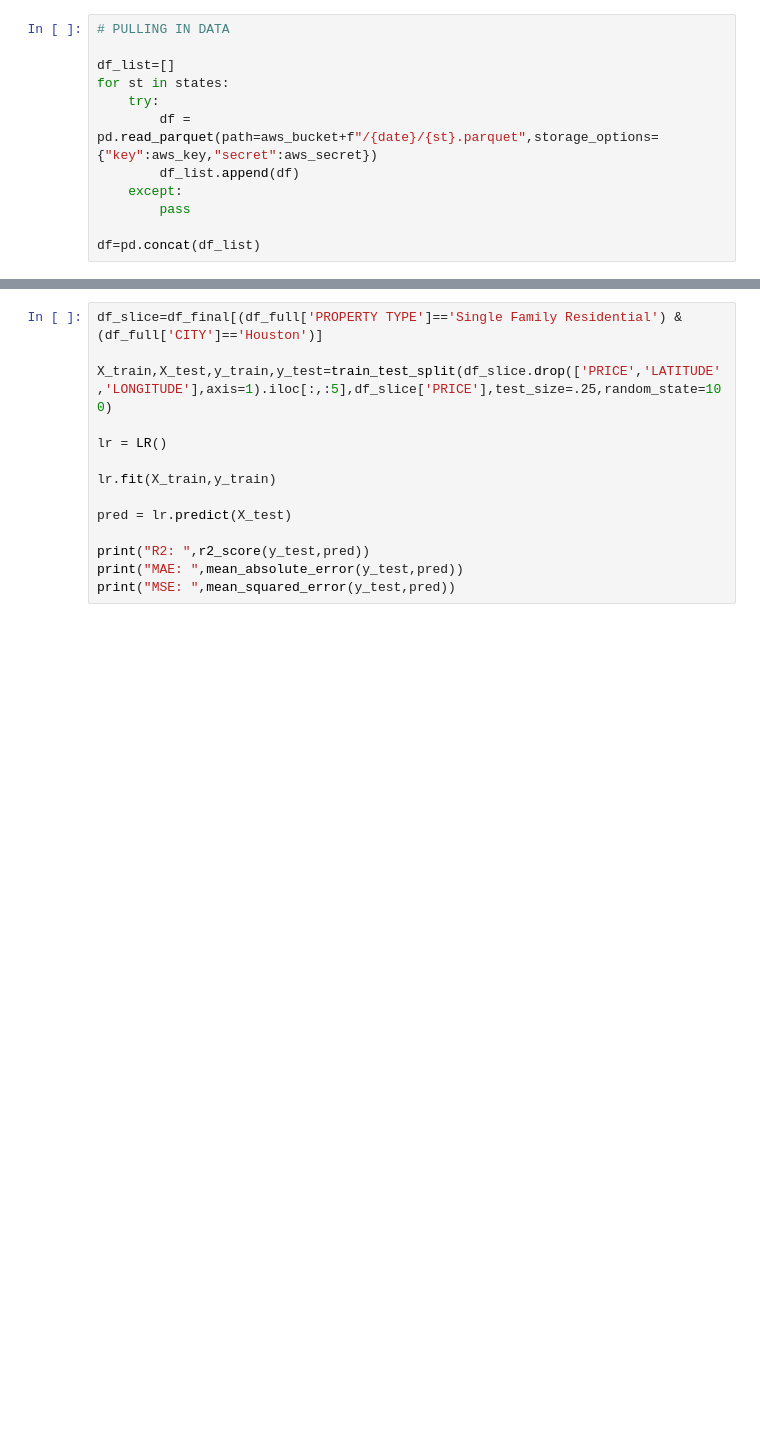
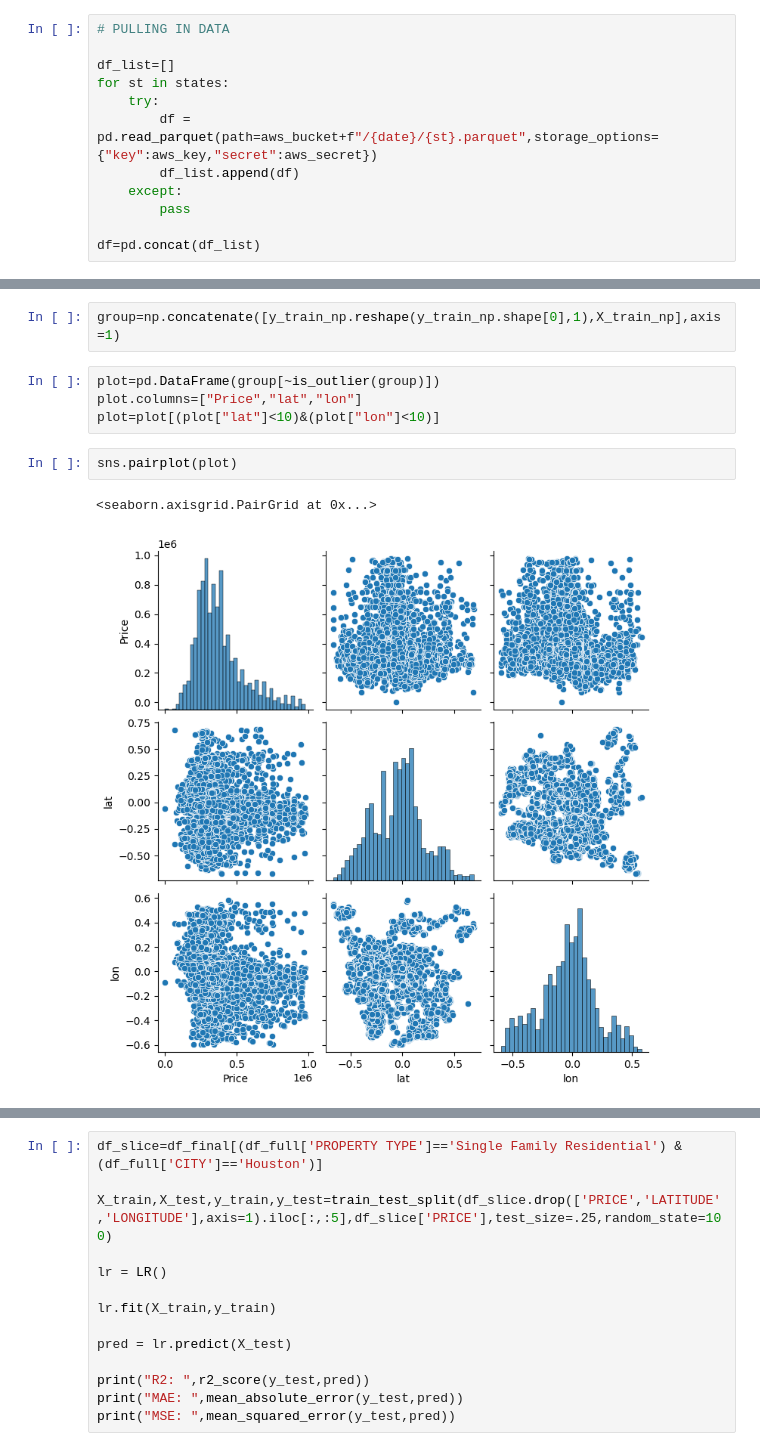
Before and after one commit to clearboxco/FYH-model, a Jupyter notebook: ML_tests.ipynb, the cells around one changed output, grey strips where cells are left out. Saved outputs shown, nothing was run; the diff lists cells and outputs as text; blank space fills up the shorter version.

Commit message:
graph lat/lon 4 Houston

```diff
--- a/ML_tests.ipynb
+++ b/ML_tests.ipynb
@@ -171,0 +292,11 @@ KeyboardInterrupt:
+# %%
+group=np.concatenate([y_train_np.reshape(y_train_np.shape[0],1),X_train_np],axis=1)
+# %%
+plot=pd.DataFrame(group[~is_outlier(group)])
+plot.columns=["Price","lat","lon"]
+plot=plot[(plot["lat"]<10)&(plot["lon"]<10)]
+# %%
+sns.pairplot(plot)
+# %% [output]
+<seaborn.axisgrid.PairGrid at 0x...>
+[figure, added]
```
Also changed, not shown: parts of 14 cells of this notebook.
